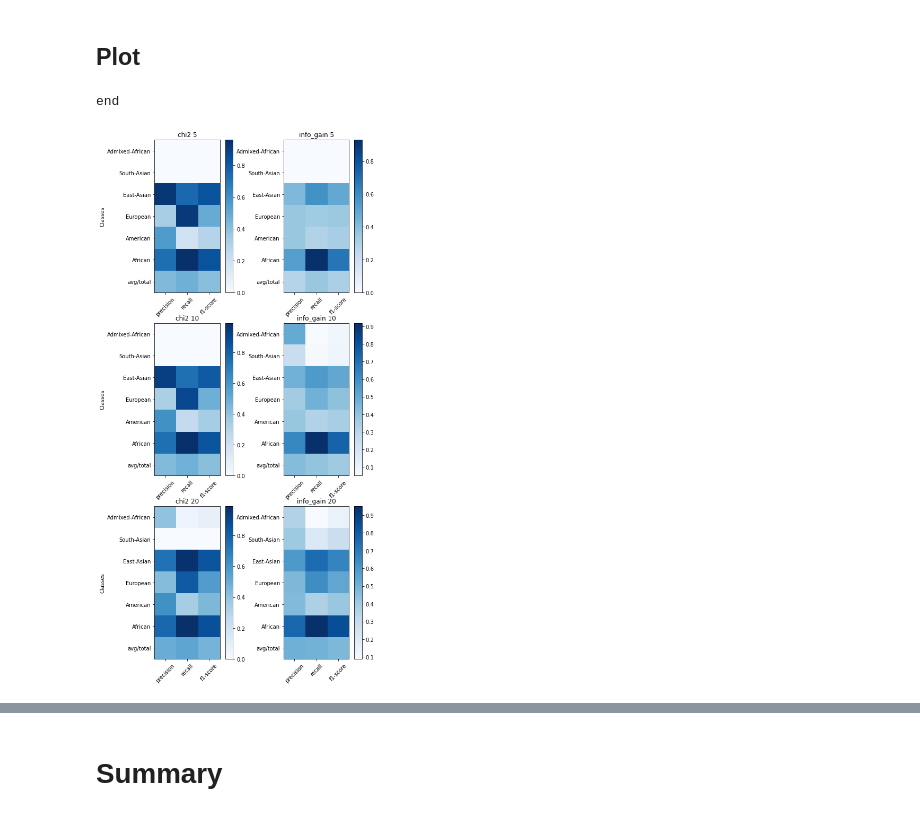
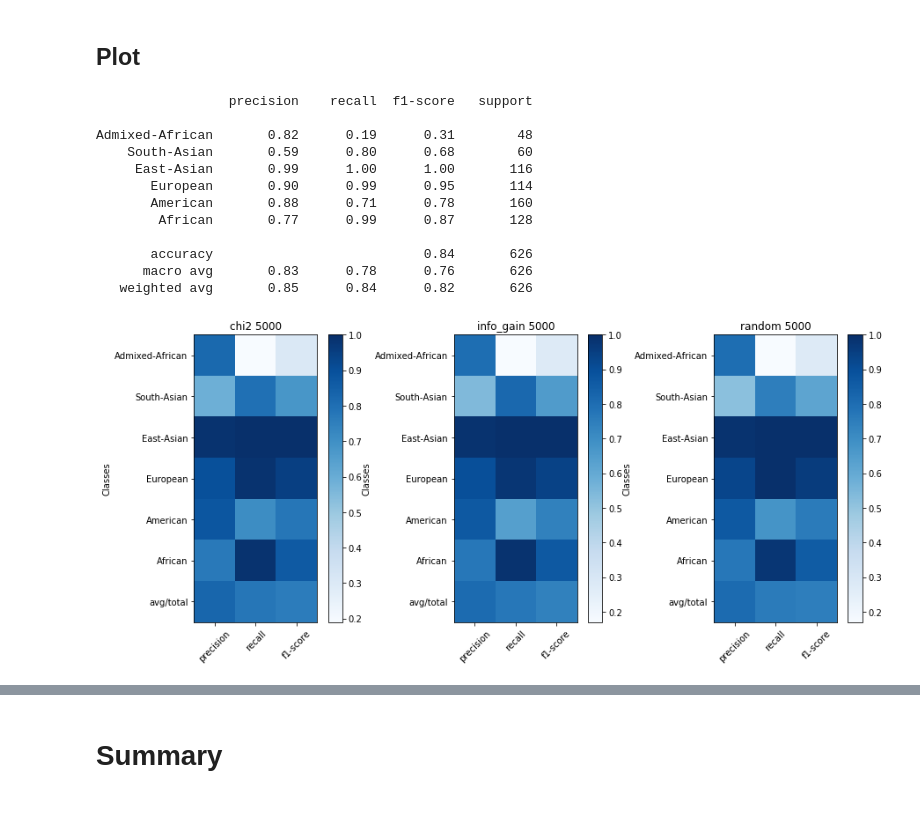
Before and after one commit to Morse579/cse284_SP21_final, a Jupyter notebook: population_analysis.ipynb, the cells around one changed output, grey strips where cells are left out. Drawn from its saved outputs; the diff is of its cells as text; code cells hidden in the pictures.

```diff
--- a/population_analysis.ipynb
+++ b/population_analysis.ipynb
@@ -51,7 +51,7 @@ snps = snps.transpose()
 # %%
 temp = []
 temp2 = []
-with open("/datasets/cs284-sp21-A00-public/ps2/ps2_reference_labels.csv", "r") as f:
+with open("data/ps2_reference_labels.csv", "r") as f:
     for line in f:
         s, pop = line.strip().split(",")
         temp.append(pop)
@@ -314,0 +339,12 @@ df = pd. DataFrame(result,columns = ["#SNPs", "classfier","chi2_accuracy","info_
+# %%
+original = []
+for clf_num in [0,2]:
+    temp = simple_SVM(x_train,y_train,x_test,y_test,clf_num)
+    t = []
+    t.append(28622)
+    t.append(classfier_code(clf_num))
+    t.append(0)
+    t.append(0)
+    t.append(0)
+    t.append(temp[1])
+    original.append(t)
@@ -349,0 +391,10 @@ df[df["#SNPs"]==1000]
+# %%
+df2 = df_p[df_p["classifier"]=="svm_linear"].set_index("#SNPs")
+df2.plot.bar()
+plt.title("Accuracy of Classfier SVM_Linear")
+#plt.suptitle('figure 1', y=-0.01)
+plt.axhline(y=pca_data, color='black', linestyle='-')
+plt.xlabel("#SNPs\n\nfigure 1")
+plt.rcParams["figure.figsize"] = (13,10)
+plt.savefig('SVM_acc.png')
+plt.show()
@@ -372,6 +417,0 @@ You should consider upgrading via the '/opt/conda/bin/python3.8 -m pip install -
-# %%
-for num in [10,50,100]:
-    chi2_idx = chi2_selection(x_train,x_test,y_train,y_test,num)
-    info_idx = rank_infoGain[-num:]
-    venn.venn2([chi2_idx, info_idx],set_labels=('chi2', 'info_gain'))
-    plt.show()
@@ -464,26 +500,40 @@ def plot_classification_report(cr, ax, fig, title_f='Classification report ', wi
     ax.set_ylabel('Classes')
 #     ax.set_xlabel('Measures')
 # %%
-nums = [5, 10, 20] # TODO select these number, maybe use 10 50 100?
+nums = [5000] # TODO select these number, maybe use 10 50 100?
 
-fig, axs = plt.subplots(len(nums), 2, squeeze=False, figsize=(8, 6 * len(nums)))
+fig, axs = plt.subplots(len(nums), 3, squeeze=False, figsize=(15, 6 * len(nums)))
 # plt.tight_layout()
-count = 0
-
 for idx, num in enumerate(nums):
     #chi2
     chi2_idx = chi2_selection(x_train,x_test,y_train,y_test,num)
     y_pred_chi2 = predict_value(x_train.iloc[:,chi2_idx],y_train,x_test.iloc[:,chi2_idx],y_test)
     report = classification_report(y_test, y_pred_chi2, target_names=target_names)
     plot_classification_report(report, axs[idx][0], fig, title_f=f"chi2 {num}", with_avg_total=True)
+    print(report)
     #info_gain
     info_idx = rank_infoGain[-num:]
     y_pred = predict_value(x_train.iloc[:,info_idx],y_train,x_test.iloc[:,info_idx],y_test)
     report_info = classification_report(y_test, y_pred, target_names=target_names)
     plot_classification_report(report_info, axs[idx][1], fig, title_f=f"info_gain {num}", with_avg_total=True)
-    count+=1
-print("end")
+    #random
+    rl = random_select(num)
+    y_pred_r = predict_value(x_train.iloc[:, rl],y_train,x_test.iloc[:, rl],y_test)
+    report_r = classification_report(y_test, y_pred_r, target_names=target_names)
+    plot_classification_report(report_r, axs[idx][2], fig, title_f=f"random {num}", with_avg_total=True)
 plt.show()
+fig.savefig('heatmap.png')
 # %% [output]
-end
+                 precision    recall  f1-score   support
+
+Admixed-African       0.82      0.19      0.31        48
+    South-Asian       0.59      0.80      0.68        60
+     East-Asian       0.99      1.00      1.00       116
+       European       0.90      0.99      0.95       114
+       American       0.88      0.71      0.78       160
+        African       0.77      0.99      0.87       128
+
+       accuracy                           0.84       626
+      macro avg       0.83      0.78      0.76       626
+   weighted avg       0.85      0.84      0.82       626
-[figure, old version]
+[figure, new version]
```
Also changed, not shown: parts of 27 cells of this notebook, 7 other files.
